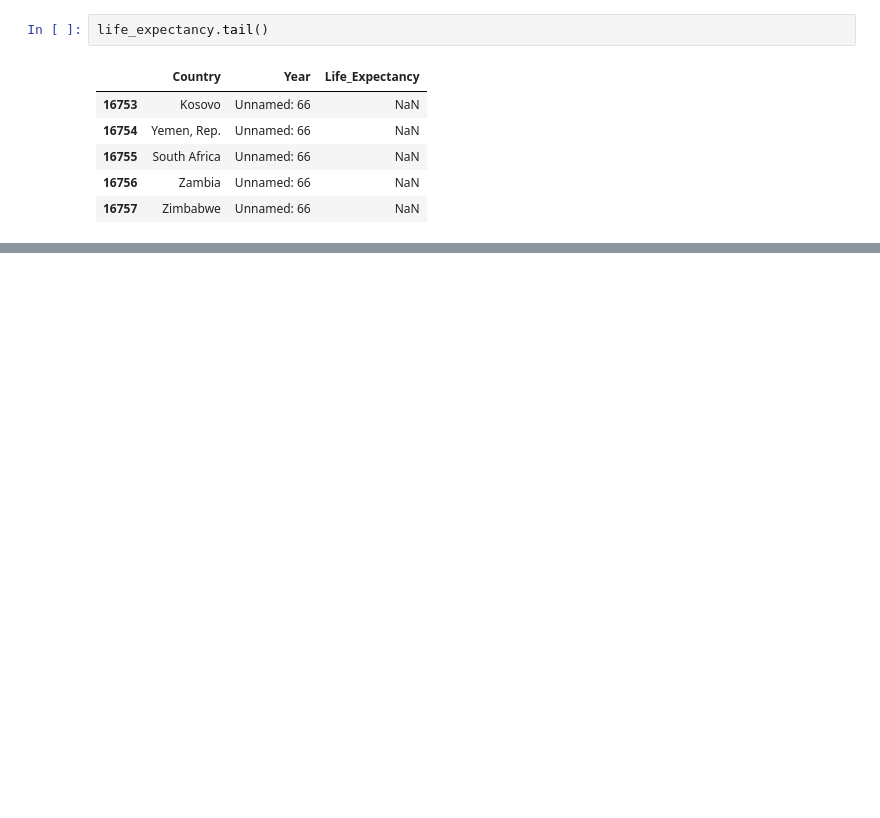
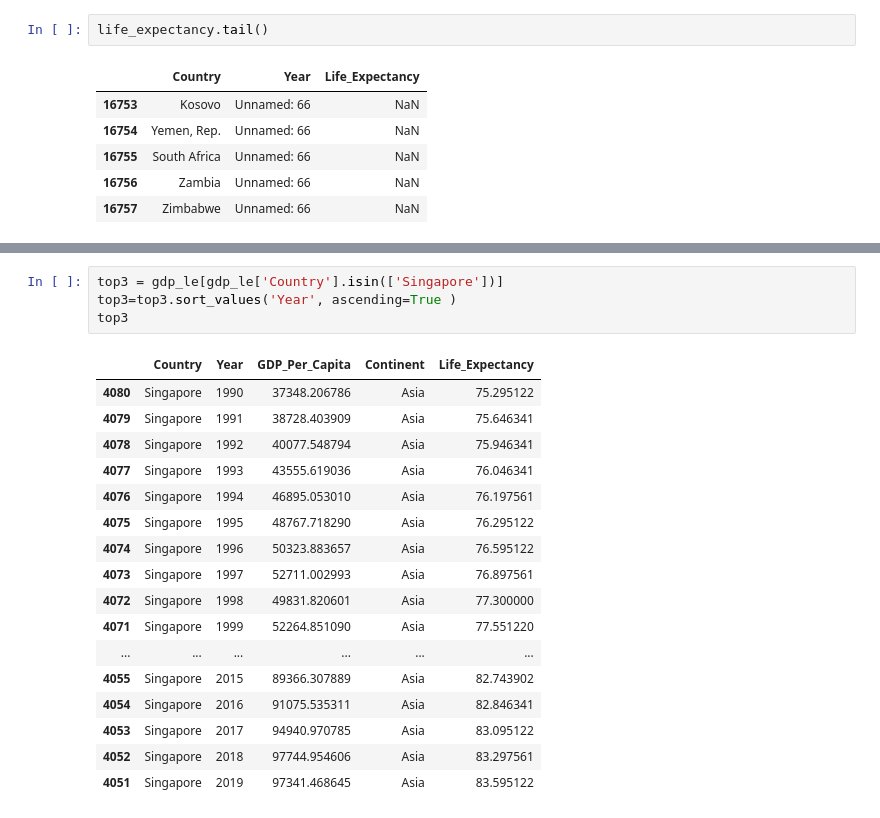
Before and after one commit to nss-data-science-cohort-6/un_data_question-RodNSS, a Jupyter notebook: notebooks/UN_Data_Exploration.ipynb, the cells around one changed output, grey strips where cells are left out. Cells and saved outputs as stored; diff of their text form; blank space fills up the shorter version.

```diff
--- a/notebooks/UN_Data_Exploration.ipynb
+++ b/notebooks/UN_Data_Exploration.ipynb
@@ -686,0 +821,22 @@ life_expectancy.tail()
+# %%
+top3 = gdp_le[gdp_le['Country'].isin(['Singapore'])]
+top3=top3.sort_values('Year', ascending=True )
+top3
+# %% [output]
+|  | Country | Year | GDP_Per_Capita | Continent | Life_Expectancy |
+| 4080 | Singapore | 1990 | 37348.206786 | Asia | 75.295122 |
+| 4079 | Singapore | 1991 | 38728.403909 | Asia | 75.646341 |
+| 4078 | Singapore | 1992 | 40077.548794 | Asia | 75.946341 |
+| 4077 | Singapore | 1993 | 43555.619036 | Asia | 76.046341 |
+| 4076 | Singapore | 1994 | 46895.053010 | Asia | 76.197561 |
+| 4075 | Singapore | 1995 | 48767.718290 | Asia | 76.295122 |
+| 4074 | Singapore | 1996 | 50323.883657 | Asia | 76.595122 |
+| 4073 | Singapore | 1997 | 52711.002993 | Asia | 76.897561 |
+| 4072 | Singapore | 1998 | 49831.820601 | Asia | 77.300000 |
+| 4071 | Singapore | 1999 | 52264.851090 | Asia | 77.551220 |
+| ... | ... | ... | ... | ... | ... |
+| 4055 | Singapore | 2015 | 89366.307889 | Asia | 82.743902 |
+| 4054 | Singapore | 2016 | 91075.535311 | Asia | 82.846341 |
+| 4053 | Singapore | 2017 | 94940.970785 | Asia | 83.095122 |
+| 4052 | Singapore | 2018 | 97744.954606 | Asia | 83.297561 |
+| 4051 | Singapore | 2019 | 97341.468645 | Asia | 83.595122 |
```
Also changed, not shown: parts of 23 cells of this notebook.
